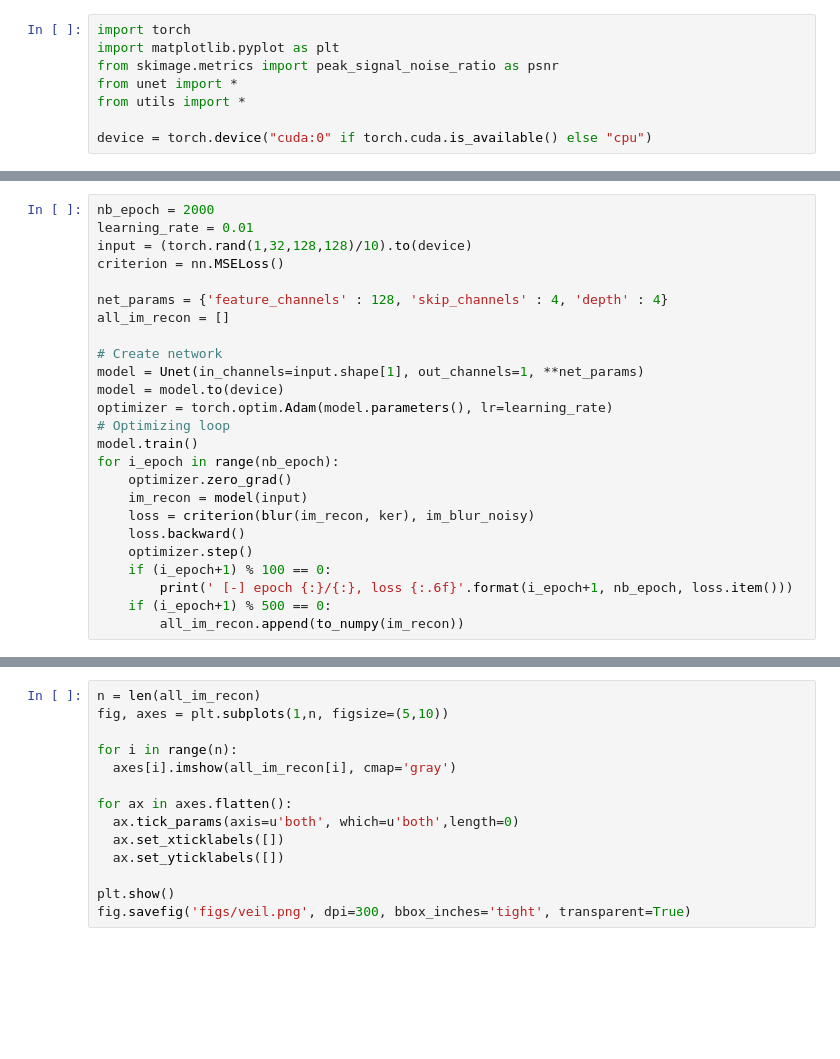
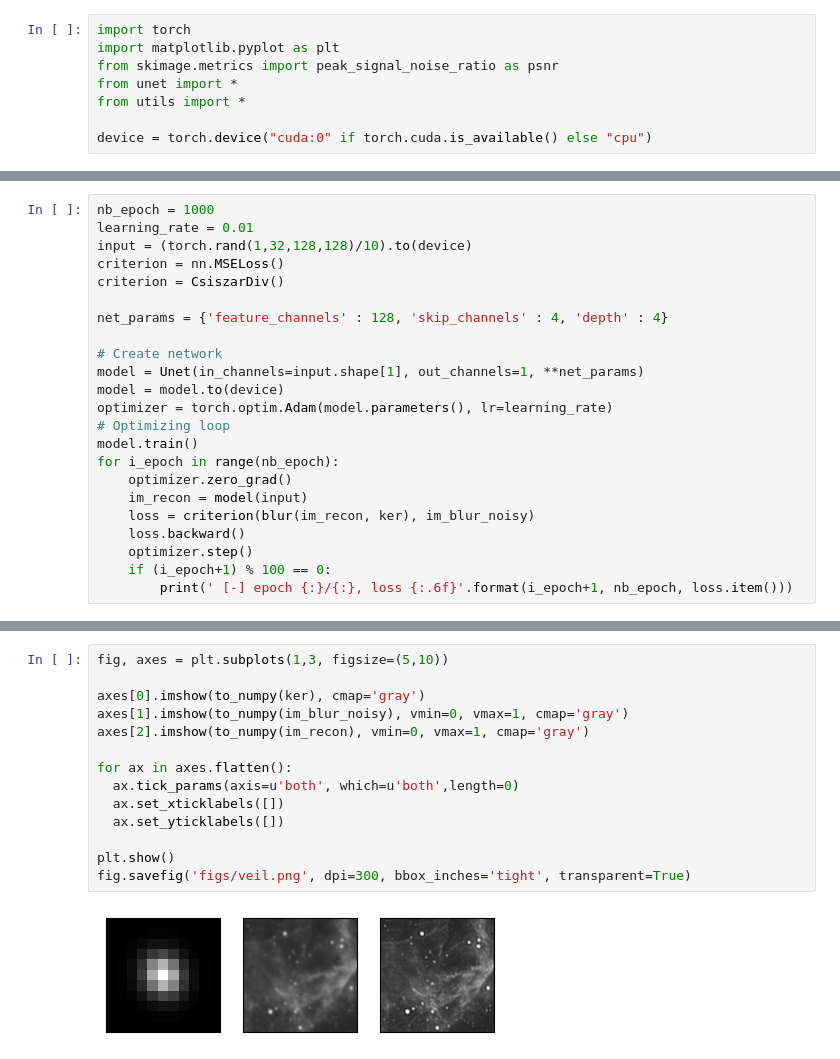
Before and after one commit to LudoRey/dip-deblur, a Jupyter notebook: demo_real.ipynb, the cells around one changed output, grey strips where cells are left out. Drawn from its saved outputs; the diff is of its cells as text; blank space fills up the shorter version.

```diff
--- a/demo_real.ipynb
+++ b/demo_real.ipynb
@@ -28,11 +38,11 @@ plt.show()
 # %%
-nb_epoch = 2000
+nb_epoch = 1000
 learning_rate = 0.01
 input = (torch.rand(1,32,128,128)/10).to(device)
 criterion = nn.MSELoss()
+criterion = CsiszarDiv()
 
 net_params = {'feature_channels' : 128, 'skip_channels' : 4, 'depth' : 4}
-all_im_recon = []
 
 # Create network
 model = Unet(in_channels=input.shape[1], out_channels=1, **net_params)
@@ -48,5 +58,3 @@ for i_epoch in range(nb_epoch):
     optimizer.step()
     if (i_epoch+1) % 100 == 0:
         print(' [-] epoch {:}/{:}, loss {:.6f}'.format(i_epoch+1, nb_epoch, loss.item()))
-    if (i_epoch+1) % 500 == 0:
-        all_im_recon.append(to_numpy(im_recon))
@@ -53,17 +72,19 @@ for i_epoch in range(nb_epoch):
 # %%
-n = len(all_im_recon)
-fig, axes = plt.subplots(1,n, figsize=(5,10))
+fig, axes = plt.subplots(1,3, figsize=(5,10))
 
-for i in range(n):
-  axes[i].imshow(all_im_recon[i], cmap='gray')
+axes[0].imshow(to_numpy(ker), cmap='gray')
+axes[1].imshow(to_numpy(im_blur_noisy), vmin=0, vmax=1, cmap='gray')
+axes[2].imshow(to_numpy(im_recon), vmin=0, vmax=1, cmap='gray')
 
 for ax in axes.flatten():
   ax.tick_params(axis=u'both', which=u'both',length=0)
   ax.set_xticklabels([])
   ax.set_yticklabels([])
 
 plt.show()
 fig.savefig('figs/veil.png', dpi=300, bbox_inches='tight', transparent=True)
+# %% [output]
+[figure, added]
 # %%
 # For veil nebula unstretched
 
```
Also changed, not shown: parts of 4 cells of this notebook.
